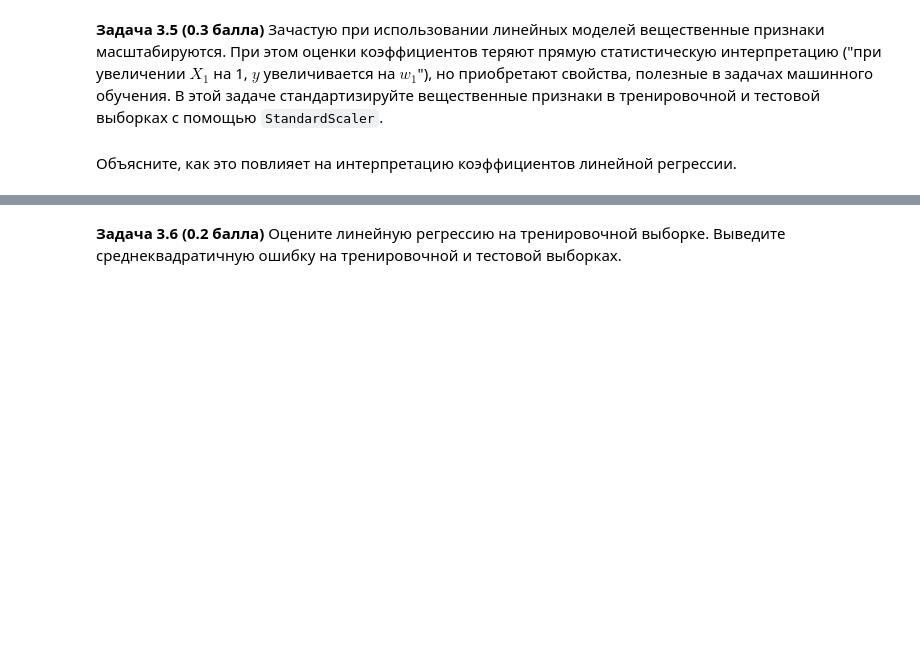
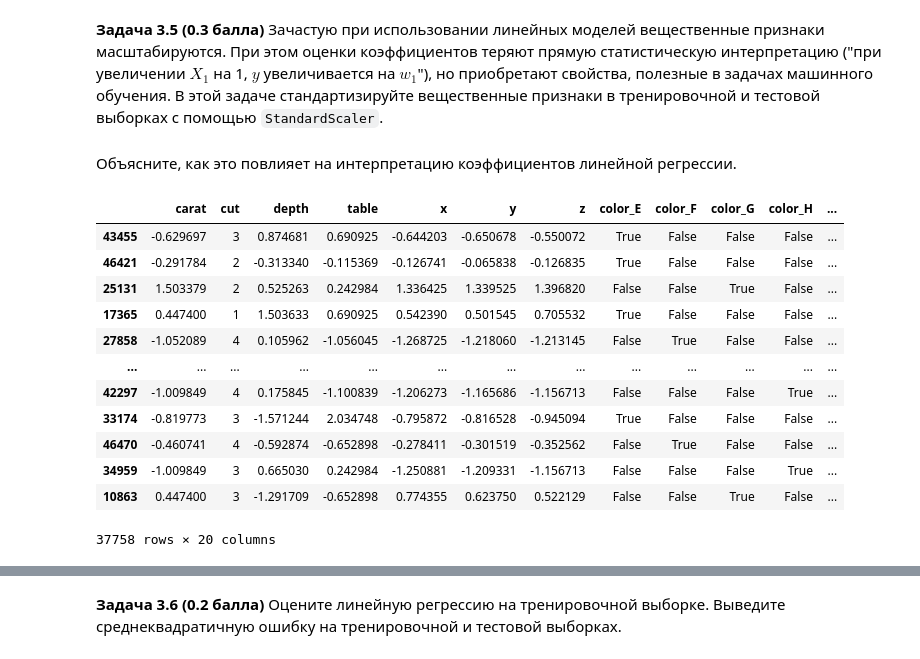
Before and after one commit to Bosbobos/IAD, a Jupyter notebook: MachineLeariningBasics/hw_04_knn/hw04_knn_linreg.ipynb, the cells around one changed output, grey strips where cells are left out. Drawn from its saved outputs; the diff is of its cells as text; code cells hidden in the pictures; blank space fills up the shorter version.

```diff
--- a/MachineLeariningBasics/hw_04_knn/hw04_knn_linreg.ipynb
+++ b/MachineLeariningBasics/hw_04_knn/hw04_knn_linreg.ipynb
@@ -386,3 +431,29 @@ dtype: float64
 **Задача 3.5 (0.3 балла)** Зачастую при использовании линейных моделей вещественные признаки масштабируются. При этом оценки коэффициентов теряют прямую статистическую интерпретацию ("при увеличении $X_1$ на 1, $y$ увеличивается на $w_1$"), но приобретают свойства, полезные в задачах машинного обучения. В этой задаче стандартизируйте вещественные признаки в тренировочной и тестовой выборках с помощью `StandardScaler`.
 # %% [markdown]
 Объясните, как это повлияет на интерпретацию коэффициентов линейной регрессии.
+# %%
+from sklearn.preprocessing import StandardScaler
+from sklearn.compose import ColumnTransformer
+
+float_columns = train_x.select_dtypes(include=['float64']).columns
+scaler = StandardScaler()
+ct = ColumnTransformer([
+    ('train_tr', scaler, float_columns)],
+)
+train_x[float_columns] = ct.fit_transform(train_x)
+test_x[float_columns] = ct.fit_transform(test_x)
+train_x
+# %% [output]
+|  | carat | cut | depth | table | x | y | z | color_E | color_F | color_G | color_H | ... |
+| 43455 | -0.629697 | 3 | 0.874681 | 0.690925 | -0.644203 | -0.650678 | -0.550072 | True | False | False | False | ... |
+| 46421 | -0.291784 | 2 | -0.313340 | -0.115369 | -0.126741 | -0.065838 | -0.126835 | True | False | False | False | ... |
+| 25131 | 1.503379 | 2 | 0.525263 | 0.242984 | 1.336425 | 1.339525 | 1.396820 | False | False | True | False | ... |
+| 17365 | 0.447400 | 1 | 1.503633 | 0.690925 | 0.542390 | 0.501545 | 0.705532 | True | False | False | False | ... |
+| 27858 | -1.052089 | 4 | 0.105962 | -1.056045 | -1.268725 | -1.218060 | -1.213145 | False | True | False | False | ... |
+| ... | ... | ... | ... | ... | ... | ... | ... | ... | ... | ... | ... | ... |
+| 42297 | -1.009849 | 4 | 0.175845 | -1.100839 | -1.206273 | -1.165686 | -1.156713 | False | False | False | True | ... |
+| 33174 | -0.819773 | 3 | -1.571244 | 2.034748 | -0.795872 | -0.816528 | -0.945094 | True | False | False | False | ... |
+| 46470 | -0.460741 | 4 | -0.592874 | -0.652898 | -0.278411 | -0.301519 | -0.352562 | False | True | False | False | ... |
+| 34959 | -1.009849 | 3 | 0.665030 | 0.242984 | -1.250881 | -1.209331 | -1.156713 | False | False | False | True | ... |
+| 10863 | 0.447400 | 3 | -1.291709 | -0.652898 | 0.774355 | 0.623750 | 0.522129 | False | False | True | False | ... |
+37758 rows × 20 columns
```
Also changed, not shown: parts of 12 cells of this notebook.
